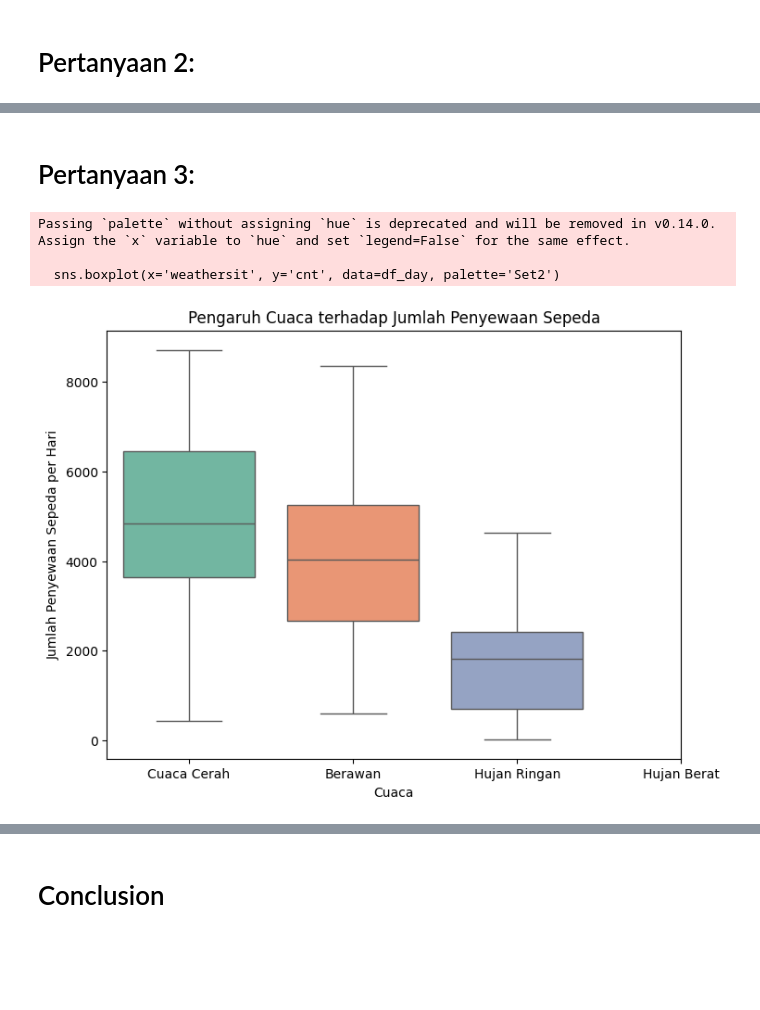
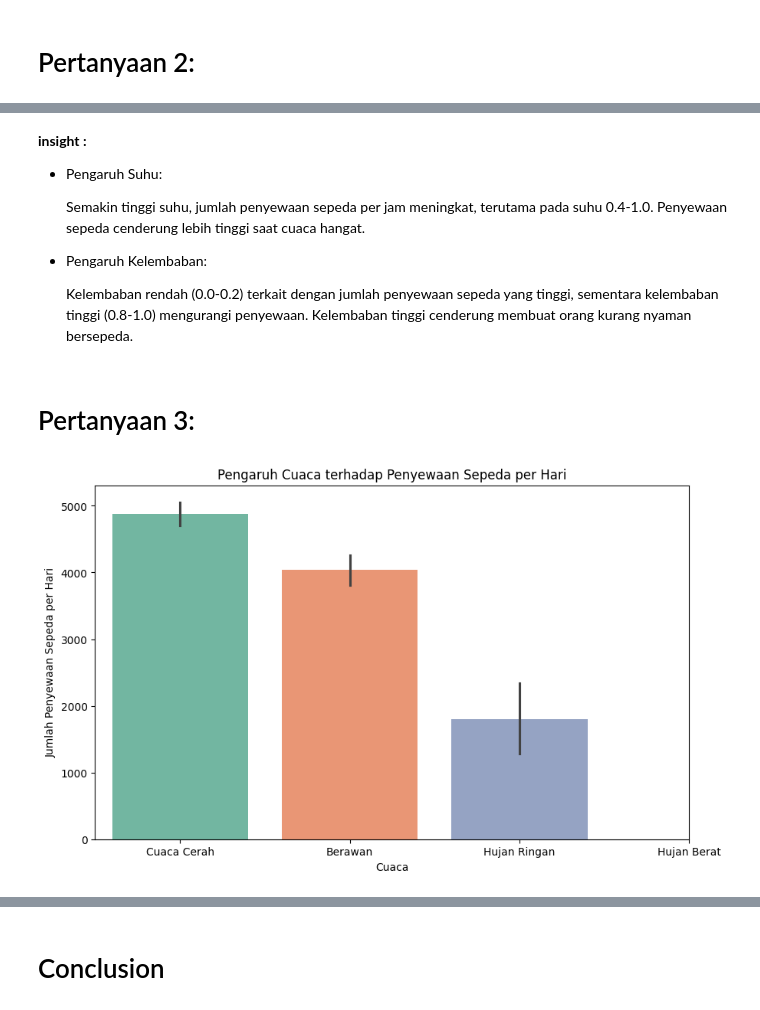
Before and after one commit to Galang2410/bike-sharing-analytics, a Jupyter notebook: notebook.ipynb, the cells around one changed output, grey strips where cells are left out. Cells and saved outputs as stored; diff of their text form; code cells hidden in the pictures; blank space fills up the shorter version.

```diff
--- a/notebook.ipynb
+++ b/notebook.ipynb
@@ -231,16 +362,26 @@ plt.show()
+# %% [markdown]
+**insight :**
+- Pengaruh Suhu:
+
+    Semakin tinggi suhu, jumlah penyewaan sepeda per jam meningkat, terutama pada suhu 0.4-1.0.
+    Penyewaan sepeda cenderung lebih tinggi saat cuaca hangat.
+
+- Pengaruh Kelembaban:
+
+    Kelembaban rendah (0.0-0.2) terkait dengan jumlah penyewaan sepeda yang tinggi, sementara kelembaban tinggi (0.8-1.0) mengurangi penyewaan.
+    Kelembaban tinggi cenderung membuat orang kurang nyaman bersepeda.
 # %% [markdown]
 # Pertanyaan 3:
 # %%
-# Boxplot untuk melihat distribusi penyewaan sepeda berdasarkan cuaca
-plt.figure(figsize=(8, 6))
-sns.boxplot(x='weathersit', y='cnt', data=df_day, palette='Set2')
-plt.title('Pengaruh Cuaca terhadap Jumlah Penyewaan Sepeda')
+# Visualisasi Pengaruh Cuaca terhadap Penyewaan Sepeda per Hari
+plt.figure(figsize=(10, 6))
+sns.barplot(x='weathersit', y='cnt', data=df_day, palette='Set2')
+plt.title('Pengaruh Cuaca terhadap Penyewaan Sepeda per Hari')
 plt.xlabel('Cuaca')
 plt.ylabel('Jumlah Penyewaan Sepeda per Hari')
 plt.xticks([0, 1, 2, 3], ['Cuaca Cerah', 'Berawan', 'Hujan Ringan', 'Hujan Berat'], rotation=0)
+
+# Menampilkan grafik di Jupyter
 plt.show()
 # %% [output]
-Passing `palette` without assigning `hue` is deprecated and will be removed in v0.14.0. Assign the `x` variable to `hue` and set `legend=False` for the same effect.
-
-  sns.boxplot(x='weathersit', y='cnt', data=df_day, palette='Set2')
-[figure, old version]
+[figure, new version]
```
Also changed, not shown: parts of 21 cells of this notebook, 1 other file.
